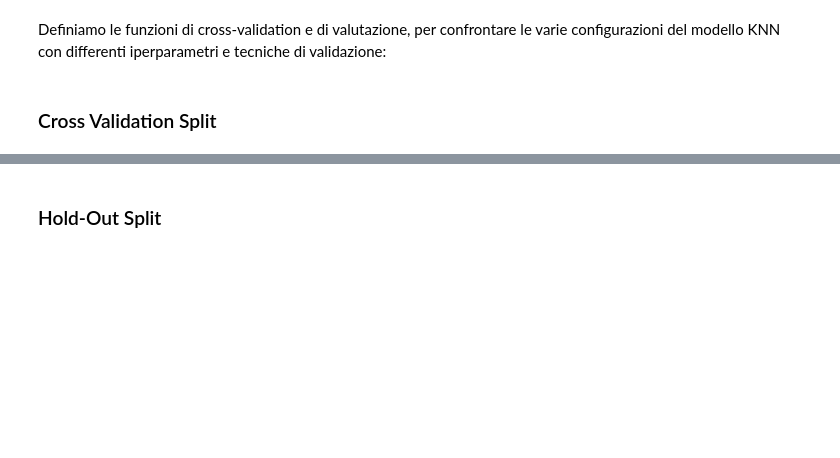
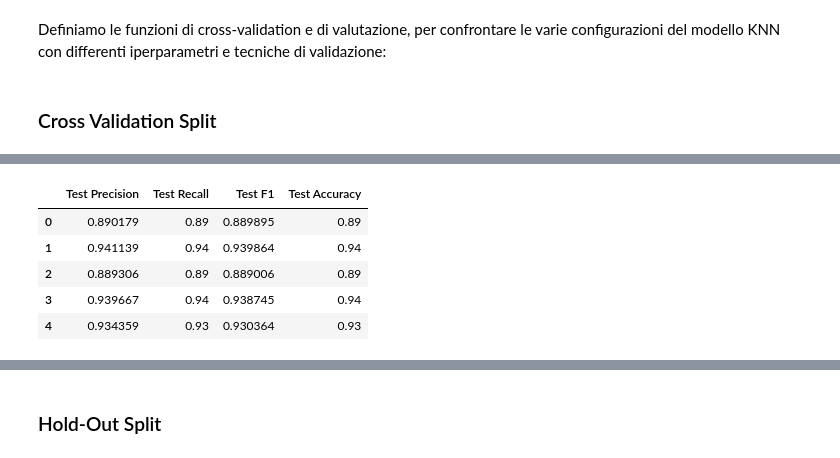
Before and after one commit to crypto-infinity/proai, a Jupyter notebook: course4-ml-algorithms/project/frutti_esotici.ipynb, the cells around one changed output, grey strips where cells are left out. Drawn from its saved outputs; the diff is of its cells as text; code cells hidden in the pictures; blank space fills up the shorter version.

```diff
--- a/course4-ml-algorithms/project/frutti_esotici.ipynb
+++ b/course4-ml-algorithms/project/frutti_esotici.ipynb
@@ -429,0 +476,9 @@ cross_validation_results.head(10)
+# %%
+test_results.head(10)
+# %% [output]
+|  | Test Precision | Test Recall | Test F1 | Test Accuracy |
+| 0 | 0.890179 | 0.89 | 0.889895 | 0.89 |
+| 1 | 0.941139 | 0.94 | 0.939864 | 0.94 |
+| 2 | 0.889306 | 0.89 | 0.889006 | 0.89 |
+| 3 | 0.939667 | 0.94 | 0.938745 | 0.94 |
+| 4 | 0.934359 | 0.93 | 0.930364 | 0.93 |
```
Also changed, not shown: parts of 12 cells of this notebook.
